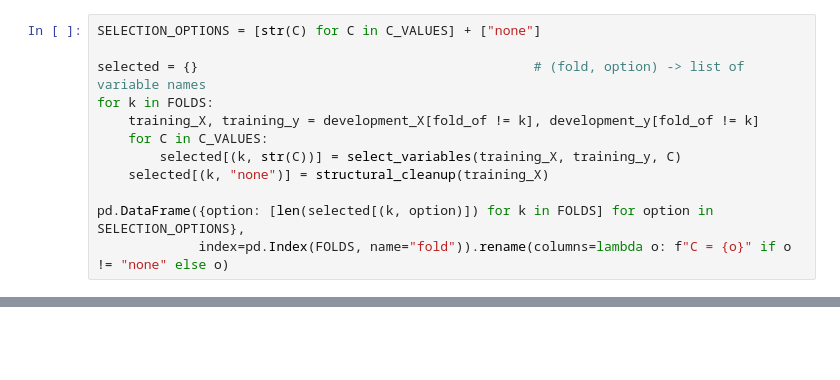
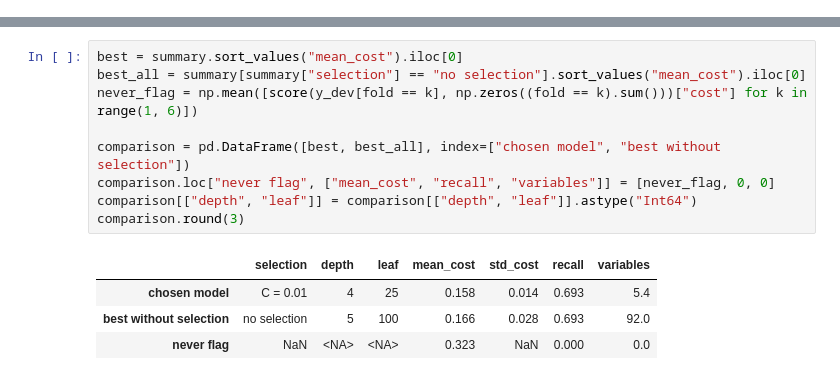
Before and after one commit to SARx613/Augmented-Decision-Final-Project, a Jupyter notebook: model_selection.ipynb, the cells around one changed output, grey strips where cells are left out. Drawn from its saved outputs; the diff is of its cells as text; blank space fills up the shorter version.

```diff
--- a/model_selection.ipynb
+++ b/model_selection.ipynb
@@ -185,12 +105,0 @@ The output shows how many variables each option keeps in each fold.
-# %%
-SELECTION_OPTIONS = [str(C) for C in C_VALUES] + ["none"]
-
-selected = {}                                           # (fold, option) -> list of variable names
-for k in FOLDS:
-    training_X, training_y = development_X[fold_of != k], development_y[fold_of != k]
-    for C in C_VALUES:
-        selected[(k, str(C))] = select_variables(training_X, training_y, C)
-    selected[(k, "none")] = structural_cleanup(training_X)
-
-pd.DataFrame({option: [len(selected[(k, option)]) for k in FOLDS] for option in SELECTION_OPTIONS},
-             index=pd.Index(FOLDS, name="fold")).rename(columns=lambda o: f"C = {o}" if o != "none" else o)
@@ -484,0 +165,14 @@ All checks passed.
+# %%
+best = summary.sort_values("mean_cost").iloc[0]
+best_all = summary[summary["selection"] == "no selection"].sort_values("mean_cost").iloc[0]
+never_flag = np.mean([score(y_dev[fold == k], np.zeros((fold == k).sum()))["cost"] for k in range(1, 6)])
+
+comparison = pd.DataFrame([best, best_all], index=["chosen model", "best without selection"])
+comparison.loc["never flag", ["mean_cost", "recall", "variables"]] = [never_flag, 0, 0]
+comparison[["depth", "leaf"]] = comparison[["depth", "leaf"]].astype("Int64")
+comparison.round(3)
+# %% [output]
+|  | selection | depth | leaf | mean_cost | std_cost | recall | variables |
+| chosen model | C = 0.01 | 4 | 25 | 0.158 | 0.014 | 0.693 | 5.4 |
+| best without selection | no selection | 5 | 100 | 0.166 | 0.028 | 0.693 | 92.0 |
+| never flag | NaN | <NA> | <NA> | 0.323 | NaN | 0.000 | 0.0 |
```
Also changed, not shown: parts of 52 cells of this notebook, 3 other files.
